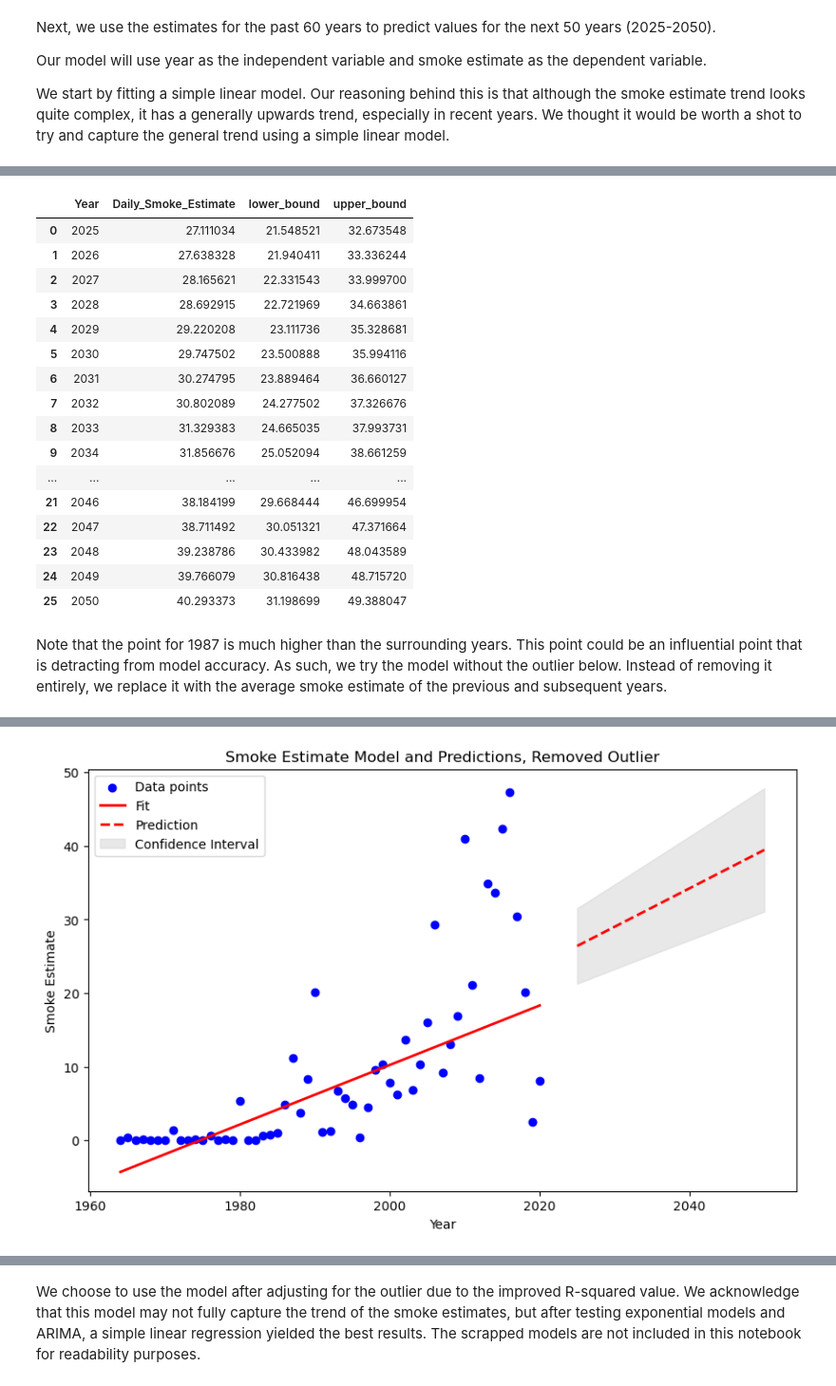
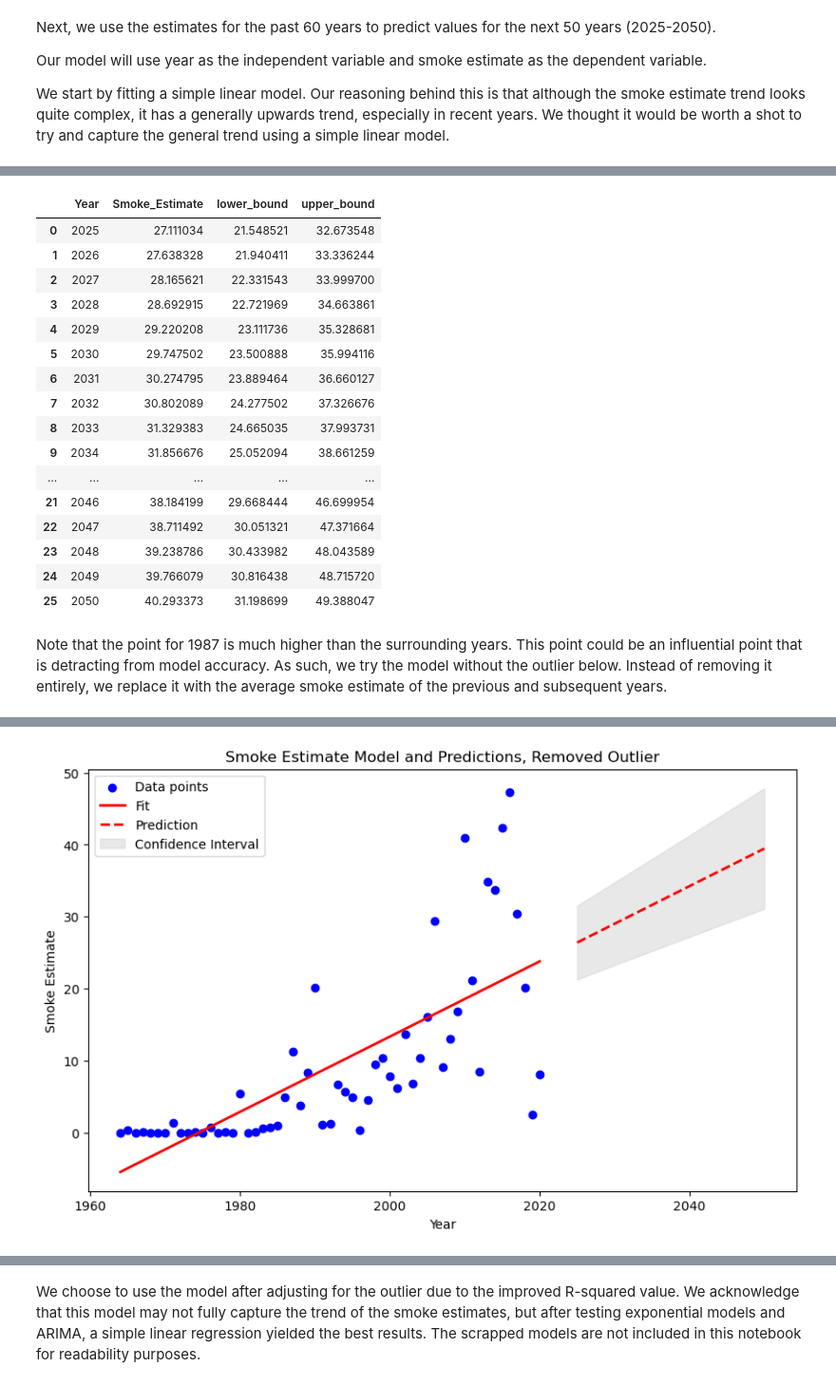
Before and after one commit to ezhang17/wildfire-analysis, a Jupyter notebook: common_analysis.ipynb, the cells around one changed output, grey strips where cells are left out. Shown: that part at 95% size. Saved outputs shown, nothing was run; the diff lists cells and outputs as text; code cells hidden in the pictures.

Commit message:
fix column names

```diff
--- a/common_analysis.ipynb
+++ b/common_analysis.ipynb
@@ -784,3 +784,8 @@ The smoke estimate follows the following conditions:
 We start by filtering the wildfires to those within 650 miles of Green Bay, WI.
 
 We then convert fire sizes from acres to square miles to align units. Though the estimate does not have a particular unit associated with it, this conversion allows for easier comparisons between the factors.
+# %%
+# load in the data from the intermediate csv
+fire_data = pd.read_csv('intermediate_data/fire_distance_data.csv')
+fire_data = fire_data[fire_data['Fire_Year'] >= 1964]
+fire_data.head()
@@ -787,5 +799,5 @@ We then convert fire sizes from acres to square miles to align units. Though the
 # %%
-fire_near_city = fire_data[fire_data['Average Distance to City'] <= 650].copy()
+fire_near_city = fire_data.loc[fire_data["Average Distance to City"] <= 650, ["Fire_Year", "Fire_Size_Acres", "Average Distance to City"]].copy()
 fire_near_city.loc[:,"Fire_Size_Sq_Miles"] = fire_near_city["Fire_Size_Acres"] / 640
 fire_near_city.loc[:,"Sq_Distance"] = fire_near_city["Average Distance to City"]**2
 fire_near_city.head()
@@ -930,7 +944,7 @@ conf_int_df = pd.DataFrame(conf_int, columns=['lower_bound', 'upper_bound'])
 predictions = pd.concat([predictions.copy(), conf_int_df], axis = 1)
 predictions
 # %% [output]
-|  | Year | Daily_Smoke_Estimate | lower_bound | upper_bound |
+|  | Year | Smoke_Estimate | lower_bound | upper_bound |
 | 0 | 2025 | 27.111034 | 21.548521 | 32.673548 |
 | 1 | 2026 | 27.638328 | 21.940411 | 33.336244 |
 | 2 | 2027 | 28.165621 | 22.331543 | 33.999700 |
@@ -965,6 +979,8 @@ degree = 1
 X = np.column_stack([x**i for i in range(degree + 1)])
 smoke_model_clean = sm.OLS(y, X).fit()
 print(smoke_model_clean.summary())
+x_fit = np.column_stack([x**i for i in range(degree + 1)])
+y_fit = smoke_model_clean.predict(x_fit)
 
 # predict 2025-2050 and get prediction intervals
 x_prediction = np.arange(2025, 2051, 1)
@@ -982,7 +998,7 @@ predictions = pd.DataFrame({
 # plot the data and the predictions
 plt.figure(figsize=(10, 6))
 plt.scatter(x, y, color='blue', label='Data points')
-plt.plot(x_fit, y_fit, color='red', label='Fit', linewidth=2)
+plt.plot(x, y_fit, color='red', label='Fit', linewidth=2)
 plt.plot(x_prediction, y_prediction, color='red', linestyle='--', label='Prediction', linewidth=2)
 plt.fill_between(x_prediction, conf_int[:, 0], conf_int[:, 1], color='lightgray', alpha=0.5, label='Confidence Interval')
 
@@ -1003,14 +1019,14 @@ Time:                        00:03:21   Log-Likelihood:                -202.53
 No. Observations:                  57   AIC:                             409.1
 Df Residuals:                      55   BIC:                             413.1
 Df Model:                           1
 Covariance Type:            nonrobust
 ==============================================================================
 ... (11 lines left out)
 Notes:
 [1] Standard Errors assume that the covariance matrix of the errors is correctly specified.
 [2] The condition number is large, 2.41e+05. This might indicate that there are
 strong multicollinearity or other numerical problems.
-[figure, old version]
+[figure, new version]
 # %%
 conf_int_df = pd.DataFrame(conf_int, columns=['lower_bound', 'upper_bound'])
 predictions = pd.concat([predictions.copy(), conf_int_df], axis = 1)
```
Also changed, not shown: parts of 4 cells of this notebook.
